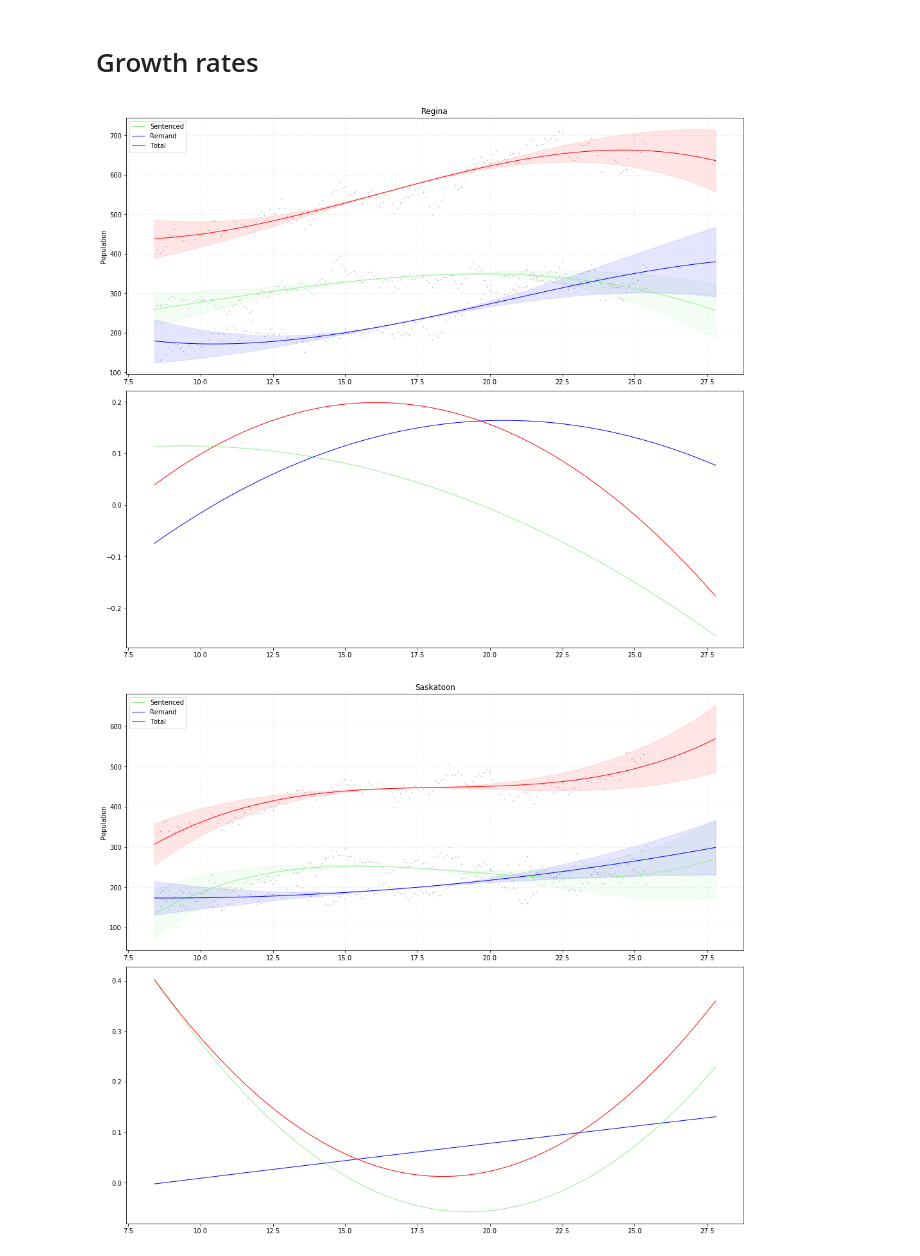
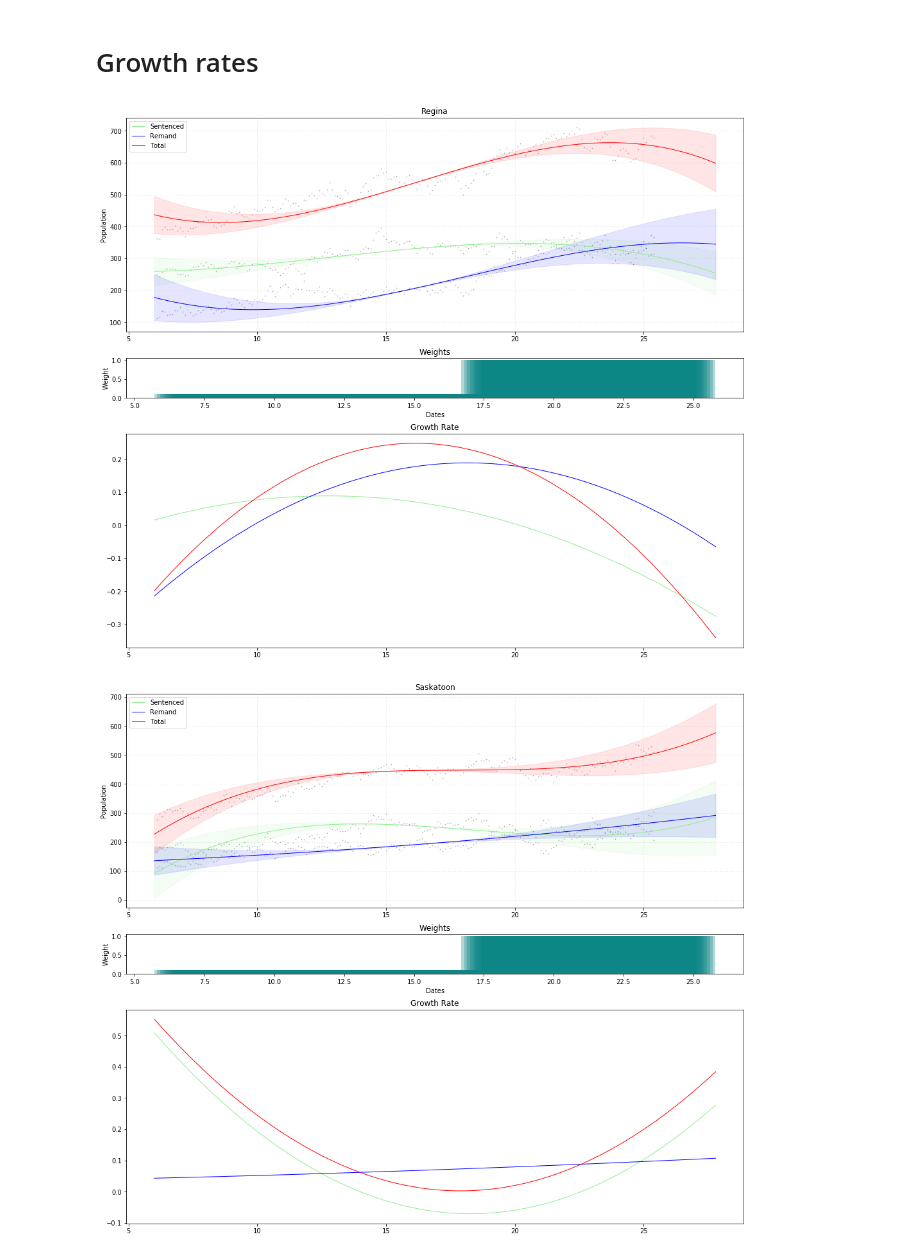
Before and after one commit to mghasemi/nonlinear-regression, a Jupyter notebook: RemSen.ipynb, the cells around one changed output. Cells and saved outputs as stored; diff of their text form; code cells hidden in the pictures.

```diff
--- a/RemSen.ipynb
+++ b/RemSen.ipynb
@@ -215,7 +215,7 @@ def plot_population_baseline(df, center='Regina', yrs=2, start=5., method='daily
     from random import randint
     from scipy.misc import derivative
     fig = plt.figure(randint(1, 10000), constrained_layout=True, figsize=(14, 12))
-    gs = fig.add_gridspec(6, 1)
+    gs = fig.add_gridspec(7, 1)
     f_ax1 = fig.add_subplot(gs[:3, :])
     ell = 20
     time_span = 1.2
@@ -236,12 +236,12 @@ def plot_population_baseline(df, center='Regina', yrs=2, start=5., method='daily
     x_f = np.linspace(start, max(x) + yrs * time_span, 200)
     # model1 = GenericRegressor(mixed, regressor=BayesianRidge, **dict(p_d=1, f_d=50, l=ell, e_d=0))
     x_min, x_max = x_t.min(), x_t.max()
-    x_mid = (x_min + x_max) / 2.
+    x_thrshld = 17. # x_min + 3 * (x_max - x_min) / 4.
     w_min = .1
     w_max = 5.
     ws = {_[0]:
           # w_min + (w_max - w_min) * (_[0] - x_min) / (x_max - x_min)  # if _[0]<.8 * x_max else 10.
-              .1 if _[0] < 1.5 * x_mid else 1.
+              .1 if _[0] < x_thrshld else 1.
           # 1. / (1. + np.exp(-(_[0] - 4. * x_mid / 5.)))
           # np.exp(-(_[0] - x_max) ** 2 / ((_[0] - x_min) ** 2 + 1.))
           for _ in x_t}
@@ -289,14 +289,19 @@ def plot_population_baseline(df, center='Regina', yrs=2, start=5., method='daily
     f_ax1.set_ylabel('Population')
     f_ax1.legend(loc=2)
     f_ax1.grid(True, linestyle='-.', alpha=.2)
-    f_ax3 = fig.add_subplot(gs[3:, :])
+    f_ax2 = fig.add_subplot(gs[3, :])
+    f_ax2.set_title('Weights')
+    f_ax2.bar(Xs, Ws, label='Distibution', color='teal', alpha=.3)
+    f_ax2.set_ylabel('Weight')
+    f_ax2.set_xlabel('Dates')
+    f_ax3 = fig.add_subplot(gs[4:, :])
+    f_ax3.set_title("Growth Rate")
     gs = fs(x_f.reshape(-1, 1))
     gr = fr(x_f.reshape(-1, 1))
     f_ax3.plot(x_f, gs, color='lightgreen', linewidth=1, label="Sentenced")
     f_ax3.plot(x_f, gr, color='blue', linewidth=1, label="Remand")
     f_ax3.plot(x_f, gs + gr, color='red', linewidth=1, label="Total")
     plt.savefig(center + '_base.png', dpi=200)
-
 
 def prophet(df, center='Regina', yrs=2):
     import matplotlib.pyplot as plt
@@ -396,7 +401,7 @@ INFO:fbprophet:Disabling daily seasonality. Run prophet with daily_seasonality=T
 # Growth rates
 # %%
 for cntr in centers:
-    plot_population_baseline(df, center=cntr, start=8.4, yrs=2, method='monthly')
+    plot_population_baseline(df, center=cntr, start=6., yrs=2, method='monthly')
 # %% [output]
-[figure, old version]
+[figure, new version]
-[figure, old version]
+[figure, new version]
```
Also changed, not shown: parts of 5 cells of this notebook, 3 other files.
